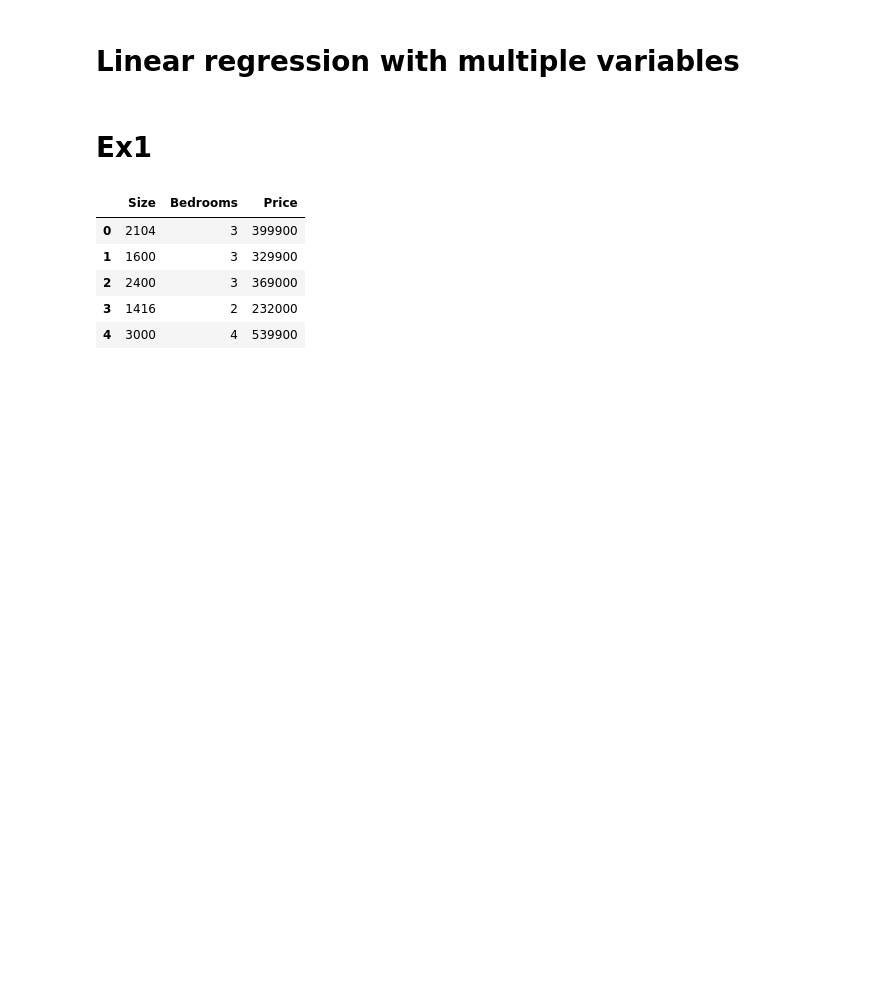
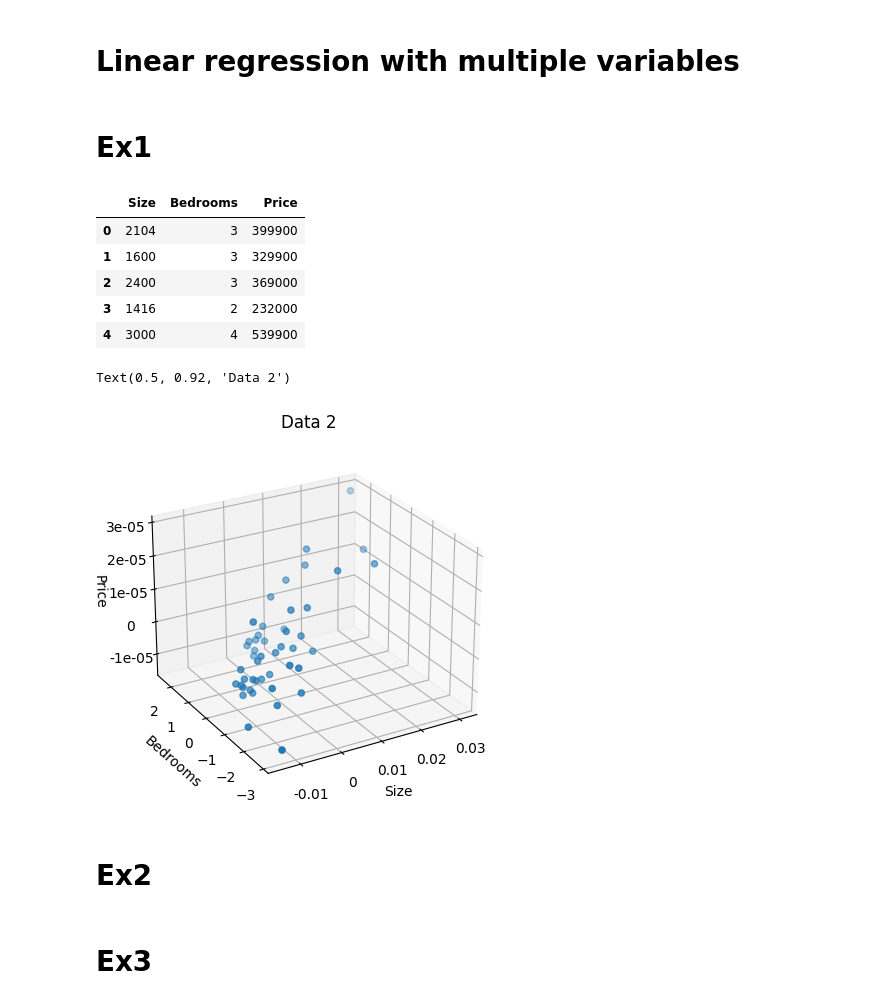
Before and after one commit to mkaniowski/machine_learning, a Jupyter notebook: Lab2/lab.ipynb, the cells around one changed output. Cells and saved outputs as stored; diff of their text form; code cells hidden in the pictures; blank space fills up the shorter version.

```diff
--- a/Lab2/lab.ipynb
+++ b/Lab2/lab.ipynb
@@ -120,3 +120,30 @@ data2.head()
 | 2 | 2400 | 3 | 369000 |
 | 3 | 1416 | 2 | 232000 |
 | 4 | 3000 | 4 | 539900 |
+# %%
+import matplotlib.ticker as ticker
+
+x = data2.values[:, 0]
+y = data2.values[:, 1]
+z = data2.values[:, 2]
+
+fig = plt.figure()
+ax = fig.add_subplot(projection='3d')
+
+ticks_x = ticker.FuncFormatter(lambda x, pos: '{0:g}'.format(x/100))
+ax.xaxis.set_major_formatter(ticks_x)
+
+ticks_z = ticker.FuncFormatter(lambda x, pos: '{0:g}'.format(x/100000))
+ax.zaxis.set_major_formatter(ticks_z)
+
+ax.scatter(x, y, z)
+ax.set_xlabel('Size')
+ax.set_ylabel('Bedrooms')
+ax.set_zlabel('Price')
+ax.view_init(25, 240, 0)
+ax.set_title('Data 2')
+# %% [output]
+Text(0.5, 0.92, 'Data 2')
+[figure, added]
+# %% [markdown]
+# Ex2
@@ -122,0 +157,2 @@ data2.head()
+# %% [markdown]
+# Ex3
```
Also changed, not shown: parts of 13 cells of this notebook.
